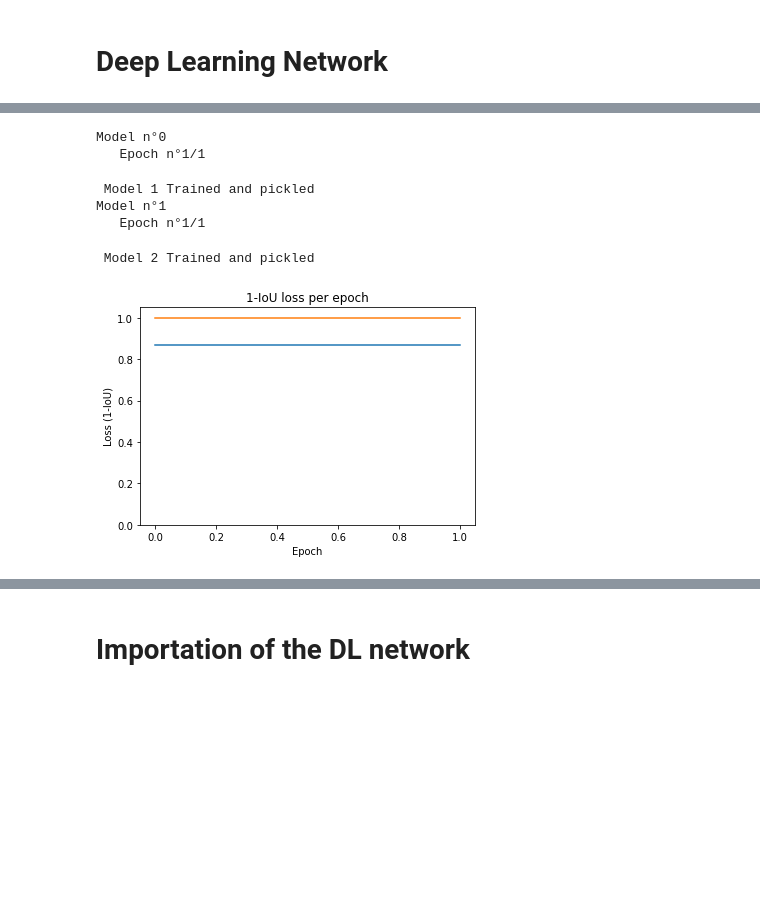
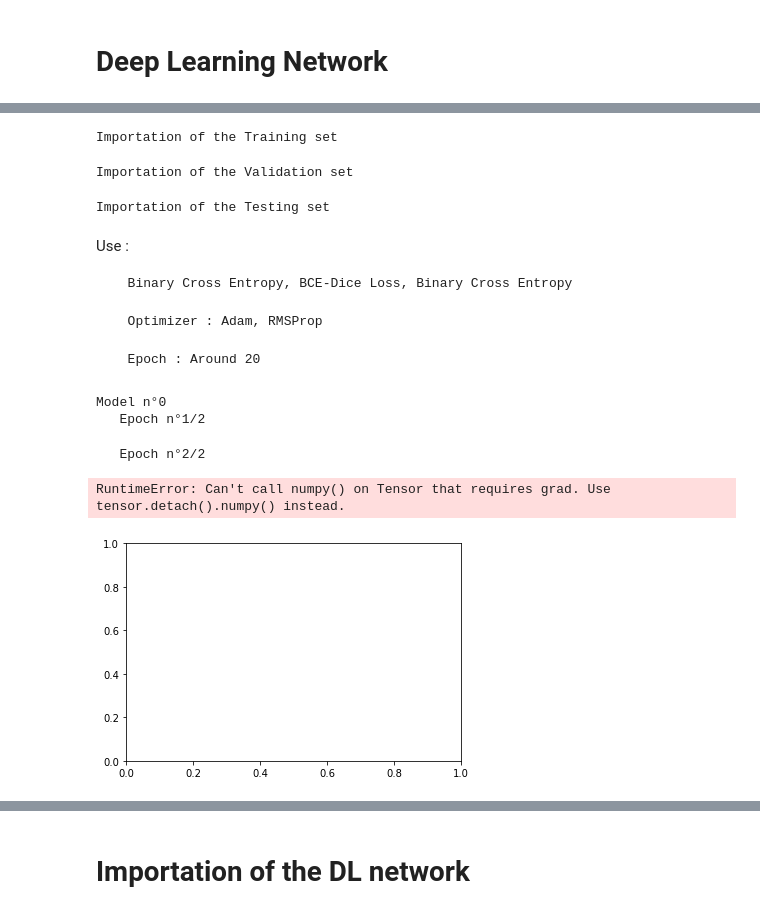
Before and after one commit to MichelQu/Otovo_Deep_Learning, a Jupyter notebook: DeepLearningProject.ipynb, the cells around one changed output, grey strips where cells are left out. Saved outputs shown, nothing was run; the diff lists cells and outputs as text; code cells hidden in the pictures; blank space fills up the shorter version.

```diff
--- a/DeepLearningProject.ipynb
+++ b/DeepLearningProject.ipynb
@@ -212,5 +221,5 @@ Y_test : torch.Size([24, 500, 500]) - [Batchsize,Height,Width]
 # %%
-small_dataset_for_test = False
+small_dataset_for_test = True
 
 ## For testing the network, we take a smaller dataset
 if small_dataset_for_test :
@@ -224,6 +233,10 @@ if small_dataset_for_test :
     X_validation, Y_validation = creation_useful_dataset(df_validation)
     print('Importation of the Testing set')
     X_test, Y_test = creation_useful_dataset(df_test)
+# %% [output]
+Importation of the Training set
+Importation of the Validation set
+Importation of the Testing set
 # %%
 # The convolutional network (U-net)
 class UNetV2(nn.Module):
@@ -488,3 +484,11 @@ class IoULoss(nn.Module):
+# %% [markdown]
+Use :
+
+      Binary Cross Entropy, BCE-Dice Loss, Binary Cross Entropy
+
+      Optimizer : Adam, RMSProp
+
+      Epoch : Around 20
 # %%
 # Settings of the model
 net1 = UNetV2()      # Simple model
@@ -492,74 +496,50 @@ net2 = UNetV3()     # Model with dropout and BatchNorm2d
 models = [net1,net2]
 
 # Batch Creation for the training of the model
-batch_size = 50
+batch_size = 64
 batches_index_train = list(gen_batches(X_train.shape[0],batch_size=batch_size))
-n_epoch = 100
+n_epoch = 5
 
 for j,net in enumerate(models) :
     # Someful paramaters
     losses_values_per_batches = []
     optimizer = optim.Adam(net.parameters(), lr=0.001, betas=(0.9, 0.999), eps=1e-08, weight_decay=1e-6)
-    criterion = IoULoss()
+    criterion = nn.BCELoss() #nn.CrossEntropyLoss()
     print(f'Model n°{j}')
     for epoch in range(n_epoch) : # loop over the dataset multiple times
         print(f'   Epoch n°{epoch+1}/{n_epoch}')
         for i in tqdm(range(len(batches_index_train))) :
             batch_slice = batches_index_train[i]                         # Get the index of the batch
             inputs, masks = X_train[batch_slice], Y_train[batch_slice]   # Get inputs and masks
             # zero the parameter gradients
             optimizer.zero_grad()
             # Step : forward + backward + optimize
             outputs = torch.squeeze(net(inputs),dim=1)     # To reduce the dimension to [B,H,W] of outputs
-            outputs = (outputs>0.5)*1                      # From probabilities to [0,1] for mask and loss computation
             # Computation of loss function
             loss = criterion(outputs, masks)               # Compute 1-IoT as loss value
-            loss.requires_grad = True                      # We add a gradient to the loss tensor
             loss.backward()                                # Backward of loss function
             optimizer.step()                               # We optimize the network
 
             ## We compute loss for this batch on the validation set
             net.eval()                                     # We want to evaluate the model
             inputs, masks = X_validation, Y_validation     # Get the inputs and masks of validation set
-            outputs = torch.squeeze(net(inputs),dim=1)>0.5 # Output of the model
-            loss = criterion((outputs), masks)             # Compute 1-IoT as loss value
+            outputs = torch.squeeze(net(inputs),dim=1)     # Output of the model
+            loss = criterion(outputs, masks)               # Compute 1-IoT as loss value
             losses_values_per_batches.append(loss.mean())  # Append the mean loss of the batch
             net.train()                                    # We turn the model to training mode
 
-    if(j == 0) : # If net1 == U_netV2
-        # Pickle the model
-        with open('./pickles/cnn_model', 'wb') as f:
-             pickle.dump(net, f)
-
-        print('   Model 1 Trained and pickled /n')
-
-        # We create a plot/png of the loss of the model for epoch batch
-        plt.plot(range(len(batches_index_train)*n_epoch),losses_values_per_batches)
-        plt.title('1-IoU loss per epoch')
-        plt.xlabel('Epoch')
-        plt.ylabel('Loss (1-IoU)')
-        plt.ylim(0,1.05)
-        plt.savefig('./pickles/graph_loss_per_batch.png')
-
-    if(j == 1) : # If net2 == U_netV3
-        # Pickle the model
-        with open('./pickles/cnn_model_improved', 'wb') as f:
-             pickle.dump(net, f)
-
-        print('   Model 2 Trained and pickled /n')
-
-        # We create a plot/png of the loss of the model for epoch batch
-        plt.plot(range(len(batches_index_train)*n_epoch),losses_values_per_batches)
-        plt.title('1-IoU loss per epoch')
-        plt.xlabel('Epoch')
-        plt.ylabel('Loss (1-IoU)')
-        plt.ylim(0,1.05)
-        plt.savefig('./pickles/graph_loss_per_batch_improved.png')
+    # Plotting stuff
+    name = f'./pickles/cnn_model_{j}'
+    with open(name, 'wb') as f:
+        pickle.dump(net, f)
+    plt.plot(range(1,len(batches_index_train)*n_epoch+1),[float(x) for x in losses_values_per_batches])
+    plt.xlabel('Epoch')
+    plt.ylabel('Loss')
+    plt.title('Losses per epoch')
+    plt.savefig(f'./pickles/graph_loss_per_batch_{j}.png')
 # %% [output]
 Model n°0
-   Epoch n°1/1
+   Epoch n°1/2
- Model 1 Trained and pickled
-Model n°1
-   Epoch n°1/1
+   Epoch n°2/2
- Model 2 Trained and pickled
+RuntimeError: Can't call numpy() on Tensor that requires grad. Use tensor.detach().numpy() instead.
-[figure, old version]
+[figure, new version]
```
Also changed, not shown: parts of 17 cells of this notebook, 1 other file.
